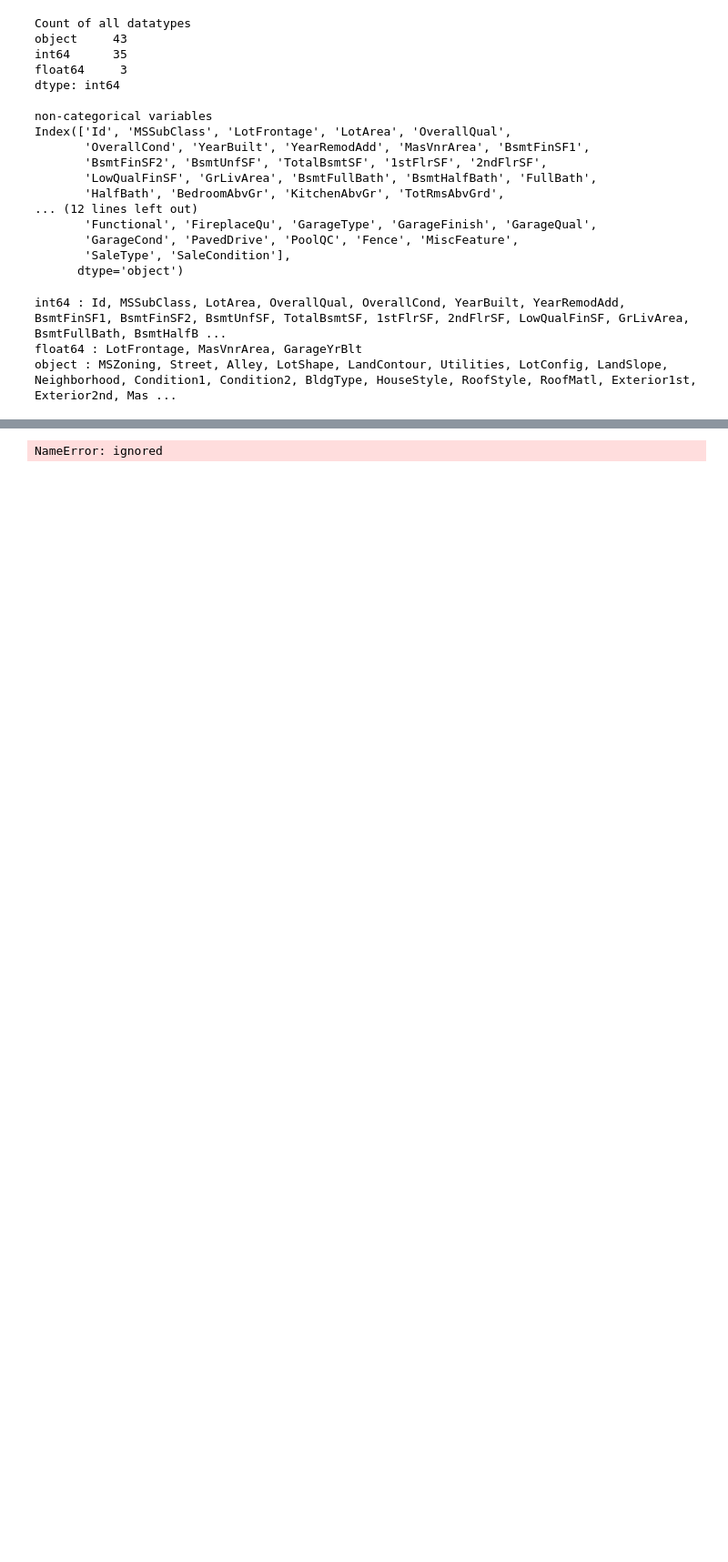
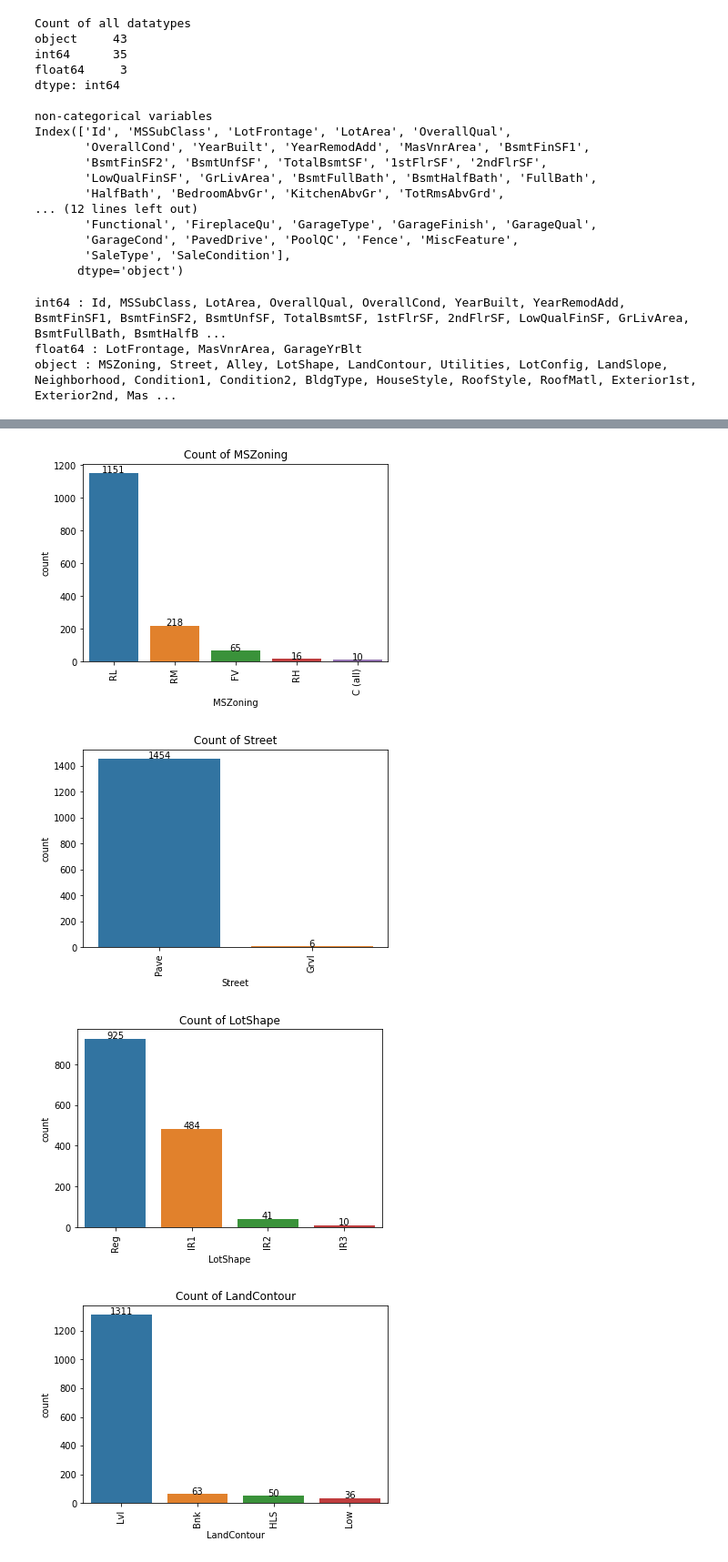
Before and after one commit to Adith13294/House-price-predictions, a Jupyter notebook: House_Price_prediction.ipynb, the cells around one changed output, grey strips where cells are left out. Shown at 91% size. Drawn from its saved outputs; the diff is of its cells as text; code cells hidden in the pictures; blank space fills up the shorter version.

```diff
--- a/House_Price_prediction.ipynb
+++ b/House_Price_prediction.ipynb
@@ -162,6 +162,13 @@ pearson_co-efficient= 0.39  p-value= 3.3941098292907553e-53
 [figure]
 pearson_co-efficient= -0.01  p-value= 0.663998650834577
 ... (36 outputs left out)
+# %%
+def BarPlotCount(ax):
+    cnt = 0
+    for p in ax.patches:
+      height = p.get_height()
+      ax.text(p.get_x()+p.get_width()/2., height + 0.5, training_set[i].value_counts()[cnt],ha="center")
+      cnt += 1
 # %%
 #Applying binning and hist plot for all the non-categorical values to understand more about outliers and distribution within the variables
 for i in test_set.select_dtypes(exclude=['object']).columns:
@@ -207,7 +214,30 @@ for i in test_set.select_dtypes(exclude=['object']).columns:
-# %%
-#Finding out the same count for categorical values
-for i in test_set.select_dtypes(include=['object']).columns:
-  if training_set[i].isna().sum() == 0:
-    training_set[i].value_counts()
-# %% [output]
-NameError: ignored
+# %%
+#Finding out the same count for categorical values
+for i in test_set.select_dtypes(include=['object']).columns:
+  if training_set[i].isna().sum() == 0:
+
+    names = training_set[i].value_counts().index.tolist()
+    values = list(training_set[i].value_counts())
+
+    #Plotting a barplot
+    fig, axs = plt.subplots(1)
+    ax = sns.barplot(x=names, y=values)
+    ax.set_xticklabels(ax.get_xticklabels(), rotation=90)
+    ax.set_title("Count of " + i )
+    ax.set_xlabel(i)
+    ax.set_ylabel("count")
+
+    cnt = BarPlotCount(ax)
+
+    #Print count on top of bar plots
+    #for p in ax.patches:
+     # height = p.get_height()
+     # ax.text(p.get_x()+p.get_width()/2., height + 0.5, training_set[i].value_counts()[cnt],ha="center")
+
+
+    plt.show()
+# %% [output]
+[figure, added]
+[figure, added]
+[figure, added]
+[figure, added]
```
Also changed, not shown: parts of 10 cells of this notebook.
